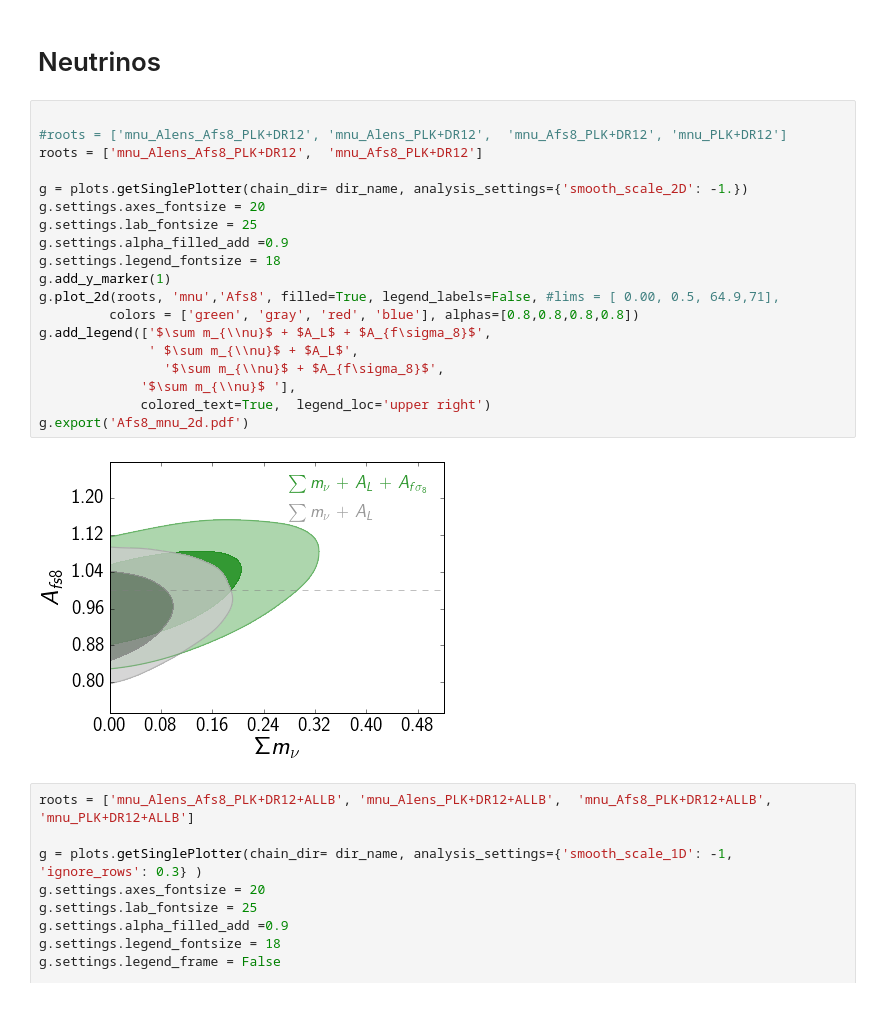
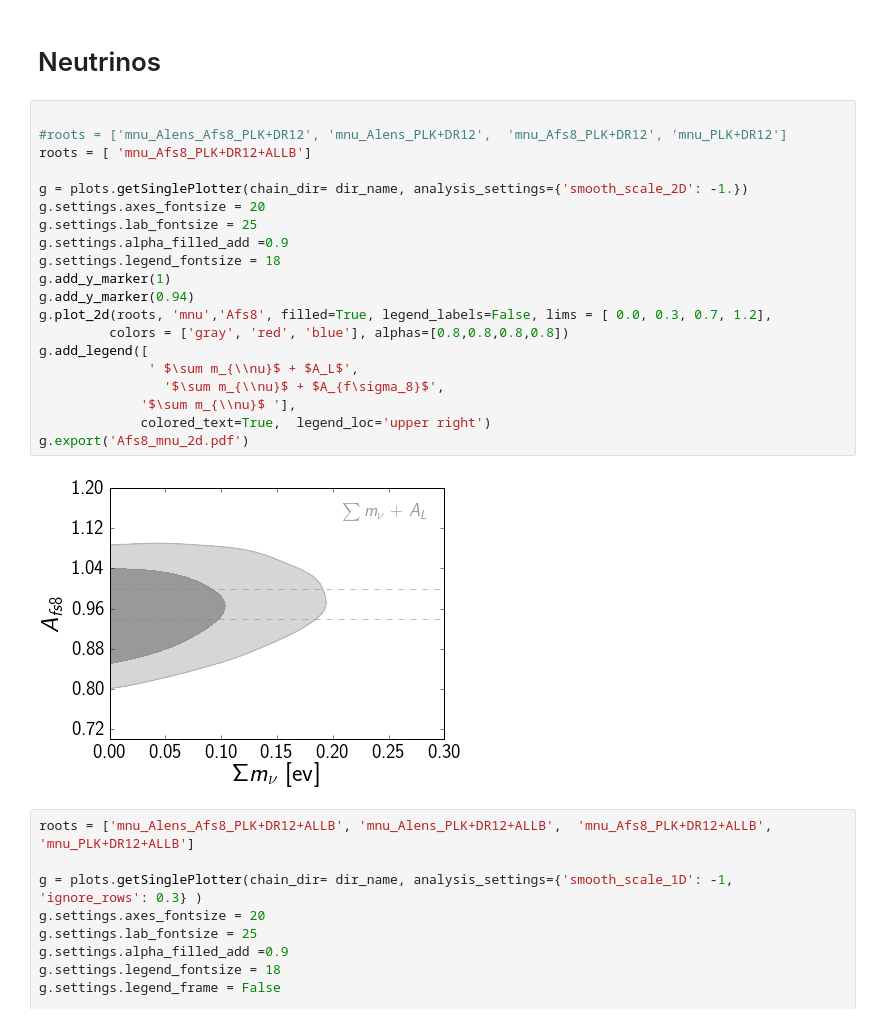
Before and after one commit to ja-vazquez/BOSS_files, a Jupyter notebook: DR12/dr12_constraints.ipynb, the cells around one changed output. Drawn from its saved outputs; the diff is of its cells as text.

Commit message:
improvents on plots,tables based on comments

```diff
--- a/DR12/dr12_constraints.ipynb
+++ b/DR12/dr12_constraints.ipynb
@@ -114,24 +114,25 @@ Removed 0.2 as burn in
 # %%
 
 #roots = ['mnu_Alens_Afs8_PLK+DR12', 'mnu_Alens_PLK+DR12',  'mnu_Afs8_PLK+DR12', 'mnu_PLK+DR12']
-roots = ['mnu_Alens_Afs8_PLK+DR12',  'mnu_Afs8_PLK+DR12']
+roots = [ 'mnu_Afs8_PLK+DR12+ALLB']
 
 g = plots.getSinglePlotter(chain_dir= dir_name, analysis_settings={'smooth_scale_2D': -1.})
 g.settings.axes_fontsize = 20
 g.settings.lab_fontsize = 25
 g.settings.alpha_filled_add =0.9
 g.settings.legend_fontsize = 18
 g.add_y_marker(1)
-g.plot_2d(roots, 'mnu','Afs8', filled=True, legend_labels=False, #lims = [ 0.00, 0.5, 64.9,71],
-         colors = ['green', 'gray', 'red', 'blue'], alphas=[0.8,0.8,0.8,0.8])
-g.add_legend(['$\sum m_{\\nu}$ + $A_L$ + $A_{f\sigma_8}$',
+g.add_y_marker(0.94)
+g.plot_2d(roots, 'mnu','Afs8', filled=True, legend_labels=False, lims = [ 0.0, 0.3, 0.7, 1.2],
+         colors = ['gray', 'red', 'blue'], alphas=[0.8,0.8,0.8,0.8])
+g.add_legend([
               ' $\sum m_{\\nu}$ + $A_L$',
                 '$\sum m_{\\nu}$ + $A_{f\sigma_8}$',
              '$\sum m_{\\nu}$ '],
              colored_text=True,  legend_loc='upper right')
 g.export('Afs8_mnu_2d.pdf')
 # %% [output]
-[figure, old version]
+[figure, new version]
 # %%
 roots = ['mnu_Alens_Afs8_PLK+DR12+ALLB', 'mnu_Alens_PLK+DR12+ALLB',  'mnu_Afs8_PLK+DR12+ALLB', 'mnu_PLK+DR12+ALLB']
 
```
Also changed, not shown: 2 other files.
